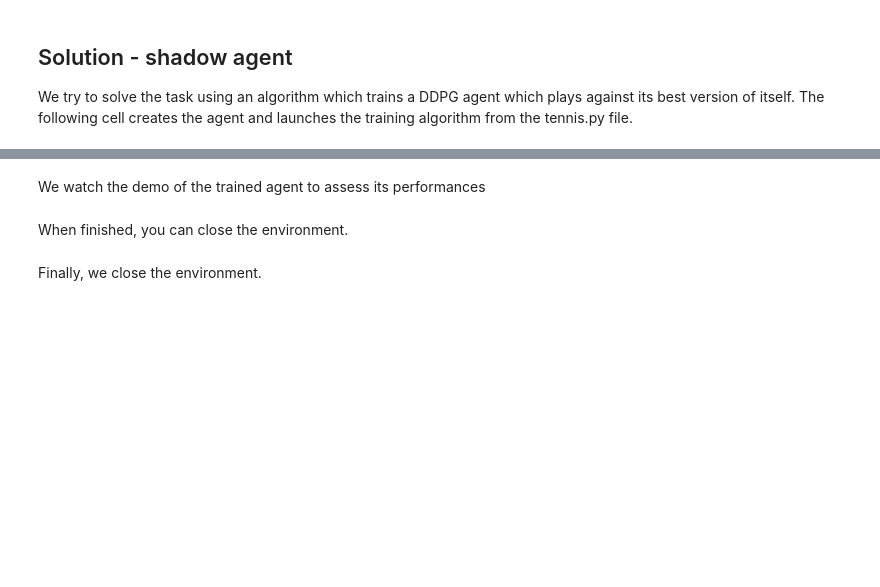
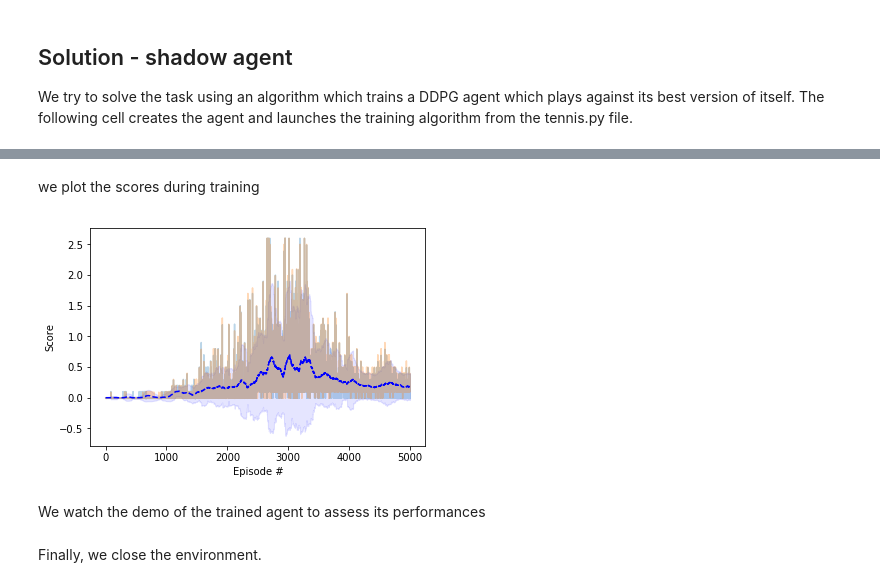
Before and after one commit to salvioli/deep-rl-tennis, a Jupyter notebook: Report.ipynb, the cells around one changed output, grey strips where cells are left out. Cells and saved outputs as stored; diff of their text form; code cells hidden in the pictures; blank space fills up the shorter version.

````diff
--- a/Report.ipynb
+++ b/Report.ipynb
@@ -51,4 +50,4 @@ For instance, if you are using a Mac, then you downloaded `Tennis.app`.  If this
 env = UnityEnvironment(file_name="Tennis.app")
 ```
 # %%
-env = UnityEnvironment(file_name="./resources/Tennis_Linux/Tennis.x86_64")
+env = UnityEnvironment(file_name="resources/Tennis_Linux/Tennis.x86_64")
@@ -89,24 +138,22 @@ We try to solve the task using an algorithm which trains a DDPG agent which play
 # %%
 agent = DDPGAgent(state_size, action_size,
         random_seed = 0,
-        buffer_size = 1e5,
+        buffer_size = int(1e5),
         batch_size = 256,
         gamma = 1,
-        tau = ,
+        tau = 1e-3,
         lr_actor = 1e-4,
         lr_critic = 1e-4,
         weight_decay = 0,
         sigma = 0.1,
         actor_nn_size = [128, 128],
         critic_nn_size = [128,128],
-        batch_norm = true,
-        clip_grad_norm = true)
+        batch_norm = True,
+        clip_grad_norm = True)
 
 scores, avg_scores, std, save_path = train(agent, env,
-                                           n_episodes = 2000,
+                                           n_episodes = 5000,
                                            score_window_size = 100,
                                            print_every = 50,
                                            max_score = 0.5,
-                                           damp_exploration_noise = false)
-
-plot_scores(scores, avgscores, std)
+                                           damp_exploration_noise = False)
@@ -113,3 +178,9 @@ plot_scores(scores, avgscores, std)
+# %% [markdown]
+we plot the scores during training
+# %%
+plot_scores(scores, avg_scores, std)
+# %% [output]
+[figure, added]
 # %% [markdown]
 We watch the demo of the trained agent to assess its performances
 # %%
@@ -117,5 +188,3 @@ demo(agent, env, num_episodes=10)
-# %% [markdown]
-When finished, you can close the environment.
 # %% [markdown]
 Finally, we close the environment.
 # %%
````
Also changed, not shown: parts of 7 cells of this notebook, 1 other file.
